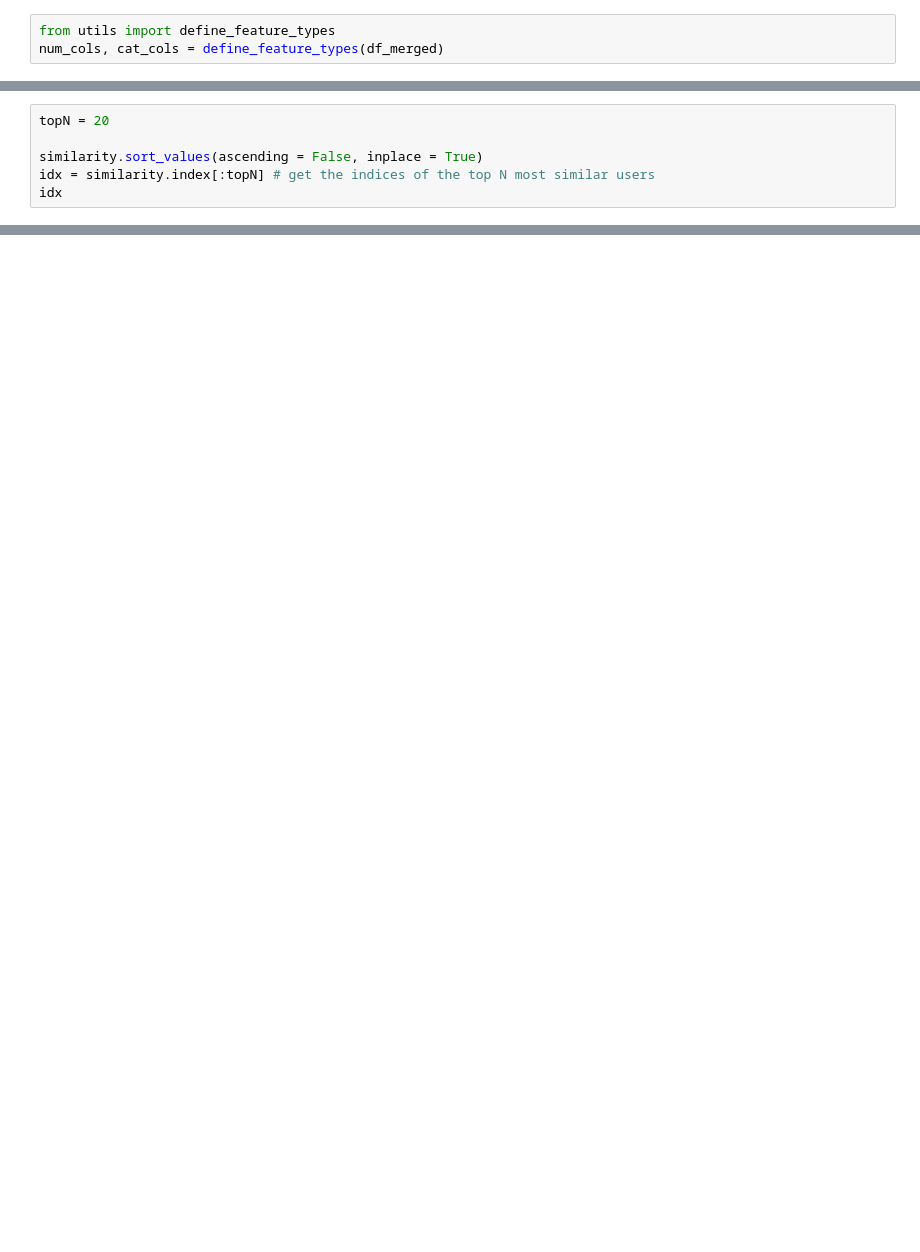
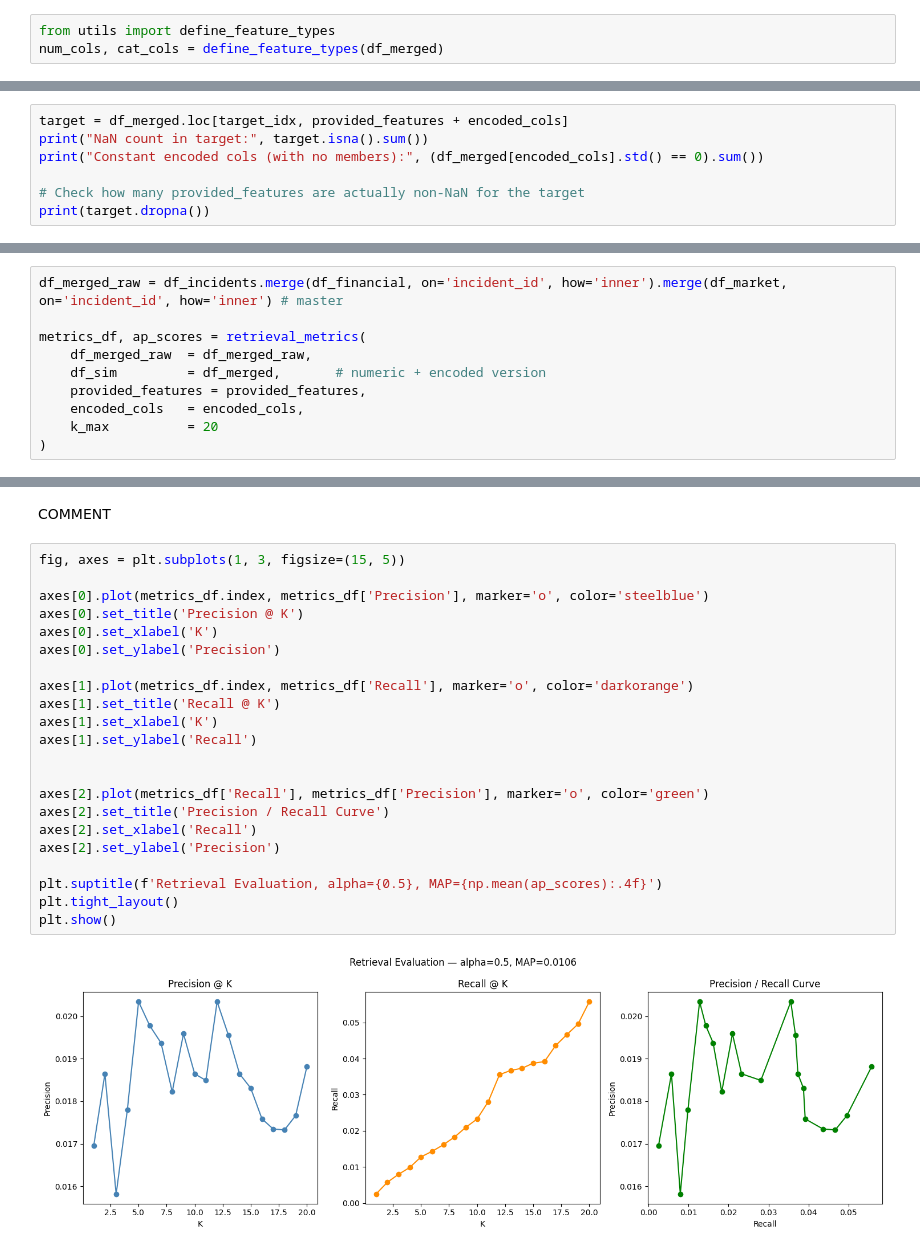
Before and after one commit to ItsAlexar/cybersecurity_breach_impact, a Jupyter notebook: recommender_system.ipynb, the cells around one changed output, grey strips where cells are left out. Saved outputs shown, nothing was run; the diff lists cells and outputs as text; blank space fills up the shorter version.

```diff
--- a/recommender_system.ipynb
+++ b/recommender_system.ipynb
@@ -108,6 +269,0 @@ valid_neighbours = similarity[
-# %%
-topN = 20
-
-similarity.sort_values(ascending = False, inplace = True)
-idx = similarity.index[:topN] # get the indices of the top N most similar users
-idx
@@ -187,0 +300,7 @@ MAE: 0.0202 car_0_to_30
+# %%
+target = df_merged.loc[target_idx, provided_features + encoded_cols]
+print("NaN count in target:", target.isna().sum())
+print("Constant encoded cols (with no members):", (df_merged[encoded_cols].std() == 0).sum())
+
+# Check how many provided_features are actually non-NaN for the target
+print(target.dropna())
@@ -187,0 +609,10 @@ MAE: 0.0202 car_0_to_30
+# %%
+df_merged_raw = df_incidents.merge(df_financial, on='incident_id', how='inner').merge(df_market, on='incident_id', how='inner') # master
+
+metrics_df, ap_scores = retrieval_metrics(
+    df_merged_raw  = df_merged_raw,
+    df_sim         = df_merged,       # numeric + encoded version
+    provided_features = provided_features,
+    encoded_cols   = encoded_cols,
+    k_max          = 20
+)
@@ -187,0 +644,26 @@ MAE: 0.0202 car_0_to_30
+# %% [markdown]
+COMMENT
+# %%
+fig, axes = plt.subplots(1, 3, figsize=(15, 5))
+
+axes[0].plot(metrics_df.index, metrics_df['Precision'], marker='o', color='steelblue')
+axes[0].set_title('Precision @ K')
+axes[0].set_xlabel('K')
+axes[0].set_ylabel('Precision')
+
+axes[1].plot(metrics_df.index, metrics_df['Recall'], marker='o', color='darkorange')
+axes[1].set_title('Recall @ K')
+axes[1].set_xlabel('K')
+axes[1].set_ylabel('Recall')
+
+
+axes[2].plot(metrics_df['Recall'], metrics_df['Precision'], marker='o', color='green')
+axes[2].set_title('Precision / Recall Curve')
+axes[2].set_xlabel('Recall')
+axes[2].set_ylabel('Precision')
+
+plt.suptitle(f'Retrieval Evaluation, alpha={0.5}, MAP={np.mean(ap_scores):.4f}')
+plt.tight_layout()
+plt.show()
+# %% [output]
+[figure, added]
```
Also changed, not shown: parts of 37 cells of this notebook, 1 other file.
